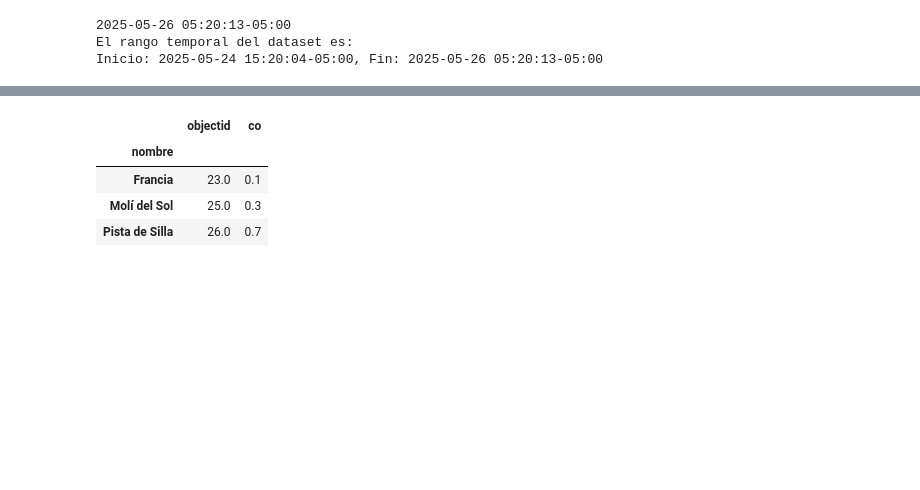
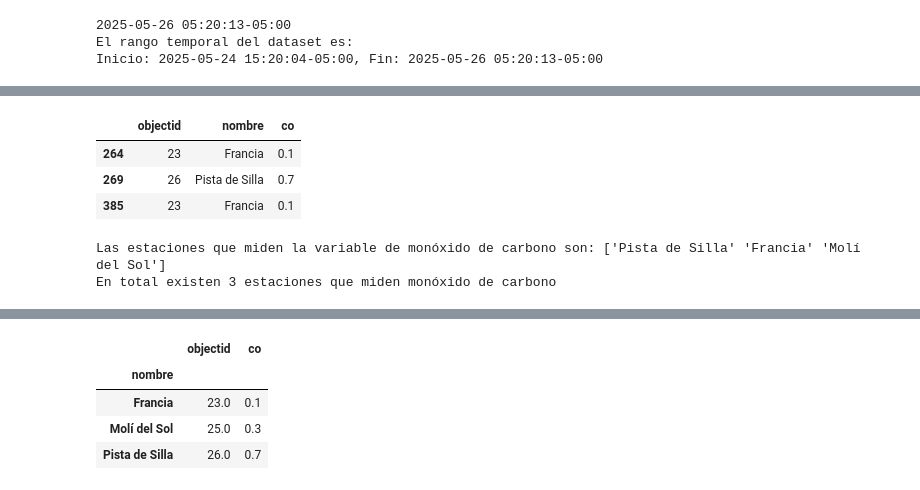
Before and after one commit to fresvel/01MIAR_VIDEO, a Jupyter notebook: 01MAIR_ACT_Video.ipynb, the cells around one changed output, grey strips where cells are left out. Drawn from its saved outputs; the diff is of its cells as text; code cells hidden in the pictures; blank space fills up the shorter version.

```diff
--- a/01MAIR_ACT_Video.ipynb
+++ b/01MAIR_ACT_Video.ipynb
@@ -146,0 +131,14 @@ len(co_stations["nombre"].unique())
+# %%
+co_stations=dataframe[dataframe["co"].isna()==False][["objectid", "nombre","co"]]
+display(co_stations.sample(3))
+print(f"Las estaciones que miden la variable de monóxido de carbono son: {co_stations["nombre"].unique()}")
+
+numero_estaciones_co = len(co_stations["nombre"].unique())
+print (f"En total existen {numero_estaciones_co} estaciones que miden monóxido de carbono")
+# %% [output]
+|  | objectid | nombre | co |
+| 264 | 23 | Francia | 0.1 |
+| 269 | 26 | Pista de Silla | 0.7 |
+| 385 | 23 | Francia | 0.1 |
+Las estaciones que miden la variable de monóxido de carbono son: ['Pista de Silla' 'Francia' 'Molí del Sol']
+En total existen 3 estaciones que miden monóxido de carbono
```
Also changed, not shown: parts of 16 cells of this notebook.
